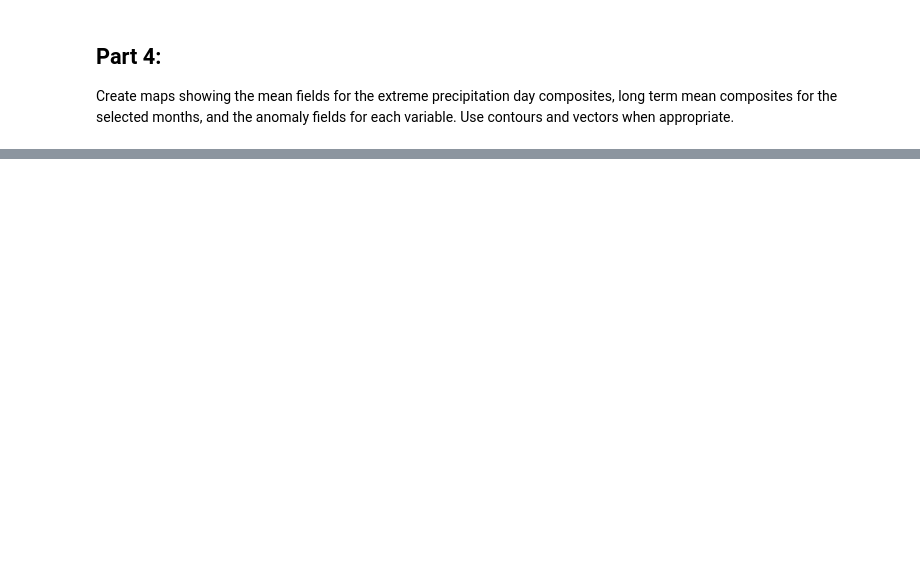
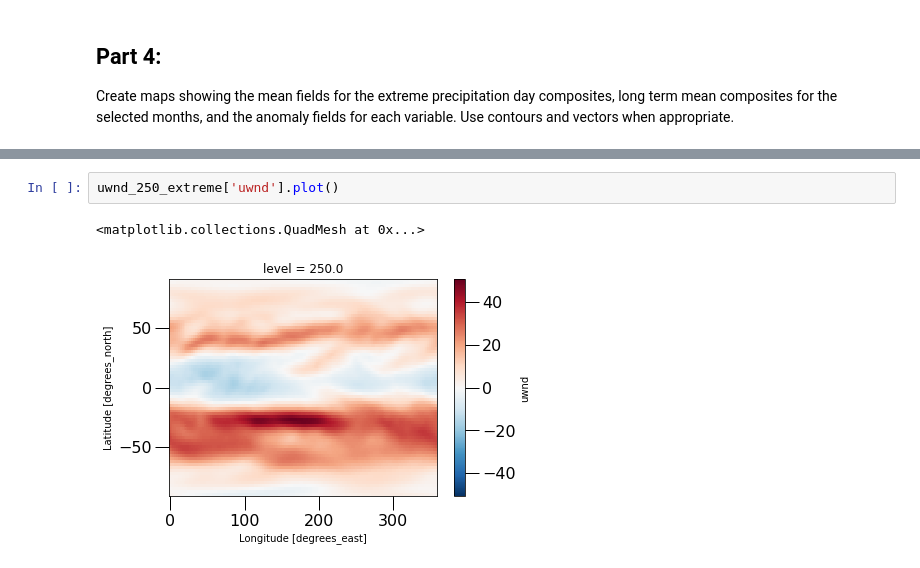
Before and after one commit to pgarg7/ATMS-597-SP-2020, a Jupyter notebook: project3.ipynb, the cells around one changed output, grey strips where cells are left out. Saved outputs shown, nothing was run; the diff lists cells and outputs as text; blank space fills up the shorter version.

```diff
--- a/project3.ipynb
+++ b/project3.ipynb
@@ -373,0 +341,5 @@ Create maps showing the mean fields for the extreme precipitation day composites
+# %%
+uwnd_250_extreme['uwnd'].plot()
+# %% [output]
+<matplotlib.collections.QuadMesh at 0x...>
+[figure, added]
```
Also changed, not shown: parts of 23 cells of this notebook.
